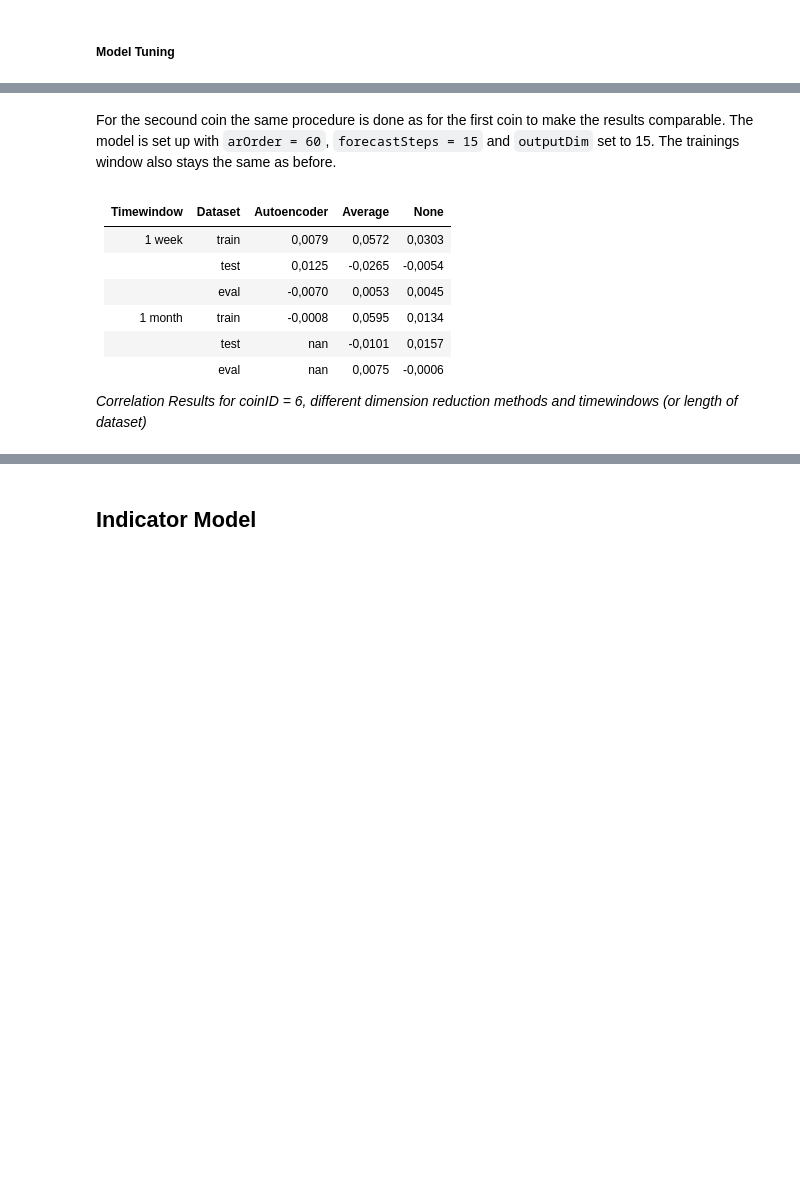
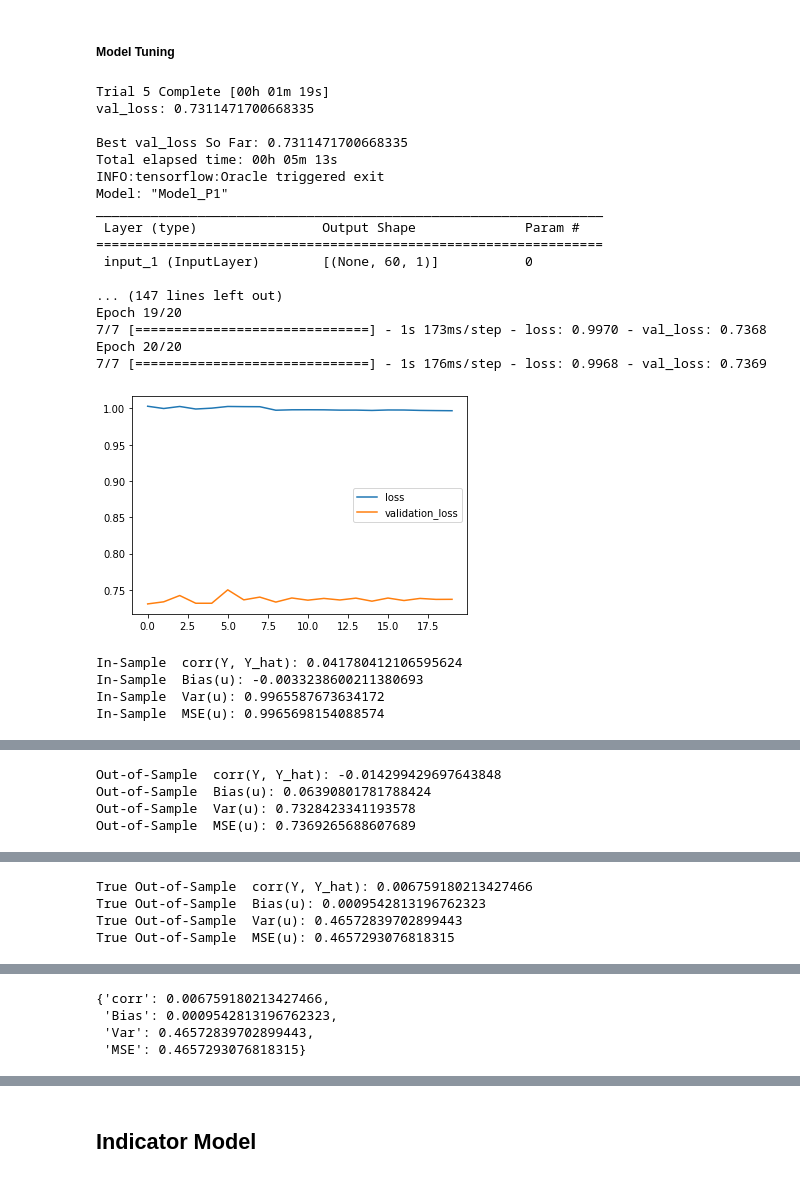
Before and after one commit to husten1997/DLTA_ProjectAssignment_I, a Jupyter notebook: Notebook/JD.ipynb, the cells around one changed output, grey strips where cells are left out. Cells and saved outputs as stored; diff of their text form; code cells hidden in the pictures; blank space fills up the shorter version.

````diff
--- a/Notebook/JD.ipynb
+++ b/Notebook/JD.ipynb
@@ -1231,14 +1300,37 @@ LSTM Out-of-Sample  MSE(u): 0.7353932686786214
 ##### Model Tuning
 # %%
 # Model Estimation
-ARRNN_mod = AR_RNN_model(all_data, arOrder=60, forecastSteps=15, coinID=6, dimRedMethod='Autoencoder', outputDim=15, trainStart = "25/05/2021", evalStart = "01/06/2021")
+ARRNN_mod = AR_RNN_model(all_data, arOrder=60, forecastSteps=15, coinID=6, dimRedMethod='None', outputDim=15, trainStart = "25/05/2021", evalStart = "01/06/2021")
 
 ARRNN_mod.setARRNN_model(method = "Tuner", modelType = "LSTM")
 
 # Performance Evaluation
 Y_train_hat, Y_test_hat, Y_eval_hat = ARRNN_mod.getFittedData()
 Y_train, Y_test, Y_eval = ARRNN_mod.trainDF['Target'], ARRNN_mod.testDF['Target'], ARRNN_mod.evalDF['Target']
 
 performanceEval(Y_train, Y_train_hat, "In-Sample ")
 performanceEval(Y_test, Y_test_hat, "Out-of-Sample ")
 performanceEval(Y_eval, Y_eval_hat, "True Out-of-Sample ")
+# %% [output]
+Trial 5 Complete [00h 01m 19s]
+val_loss: 0.7311471700668335
+
+Best val_loss So Far: 0.7311471700668335
+Total elapsed time: 00h 05m 13s
+INFO:tensorflow:Oracle triggered exit
+Model: "Model_P1"
+_________________________________________________________________
+ Layer (type)                Output Shape              Param #
+=================================================================
+ input_1 (InputLayer)        [(None, 60, 1)]           0
+
+... (147 lines left out)
+Epoch 19/20
+7/7 [==============================] - 1s 173ms/step - loss: 0.9970 - val_loss: 0.7368
+Epoch 20/20
+7/7 [==============================] - 1s 176ms/step - loss: 0.9968 - val_loss: 0.7369
+[figure, added]
+In-Sample  corr(Y, Y_hat): 0.041780412106595624
+In-Sample  Bias(u): -0.0033238600211380693
+In-Sample  Var(u): 0.9965587673634172
+In-Sample  MSE(u): 0.9965698154088574
@@ -1244,0 +1339,4 @@ performanceEval(Y_eval, Y_eval_hat, "True Out-of-Sample ")
+Out-of-Sample  corr(Y, Y_hat): -0.014299429697643848
+Out-of-Sample  Bias(u): 0.06390801781788424
+Out-of-Sample  Var(u): 0.7328423341193578
+Out-of-Sample  MSE(u): 0.7369265688607689
@@ -1244,0 +1345,4 @@ performanceEval(Y_eval, Y_eval_hat, "True Out-of-Sample ")
+True Out-of-Sample  corr(Y, Y_hat): 0.006759180213427466
+True Out-of-Sample  Bias(u): 0.0009542813196762323
+True Out-of-Sample  Var(u): 0.46572839702899443
+True Out-of-Sample  MSE(u): 0.4657293076818315
@@ -1245,13 +1351,4 @@ performanceEval(Y_eval, Y_eval_hat, "True Out-of-Sample ")
+{'corr': 0.006759180213427466,
+ 'Bias': 0.0009542813196762323,
+ 'Var': 0.46572839702899443,
+ 'MSE': 0.4657293076818315}
-# %% [markdown]
-For the secound coin the same procedure is done as for the first coin to make the results comparable. The model is set up with ```arOrder = 60```, ```forecastSteps = 15``` and ```outputDim``` set to 15. The trainings window also stays the same as before.
-# %% [markdown]
-| Timewindow | Dataset | Autoencoder | Average |   None  |
-|:----------:|:-------:|:-----------:|:-------:|:-------:|
-| 1 week     | train   | 0,0079      | 0,0572  | 0,0303  |
-|            | test    | 0,0125      | -0,0265 | -0,0054 |
-|            | eval    | -0,0070     | 0,0053  | 0,0045  |
-| 1 month    | train   | -0,0008     | 0,0595  | 0,0134  |
-|            | test    | nan         | -0,0101 | 0,0157  |
-|            | eval    | nan         | 0,0075  | -0,0006 |
-
-*Correlation Results for coinID = 6, different dimension reduction methods and timewindows (or length of dataset)*
````
Also changed, not shown: parts of 57 cells of this notebook, 1 other file.
